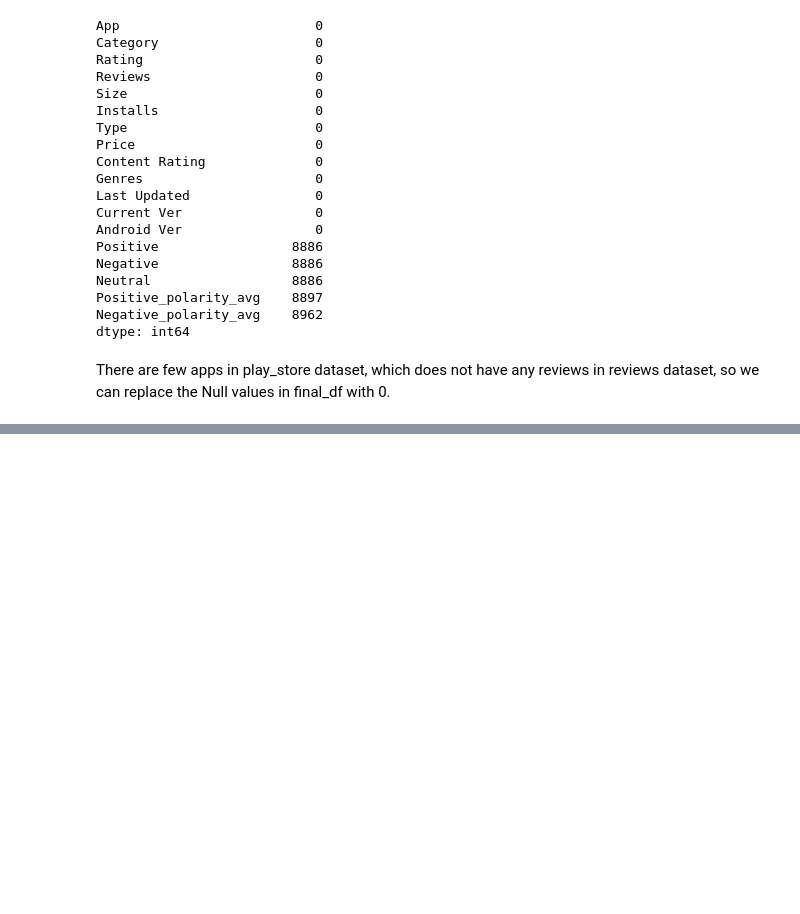
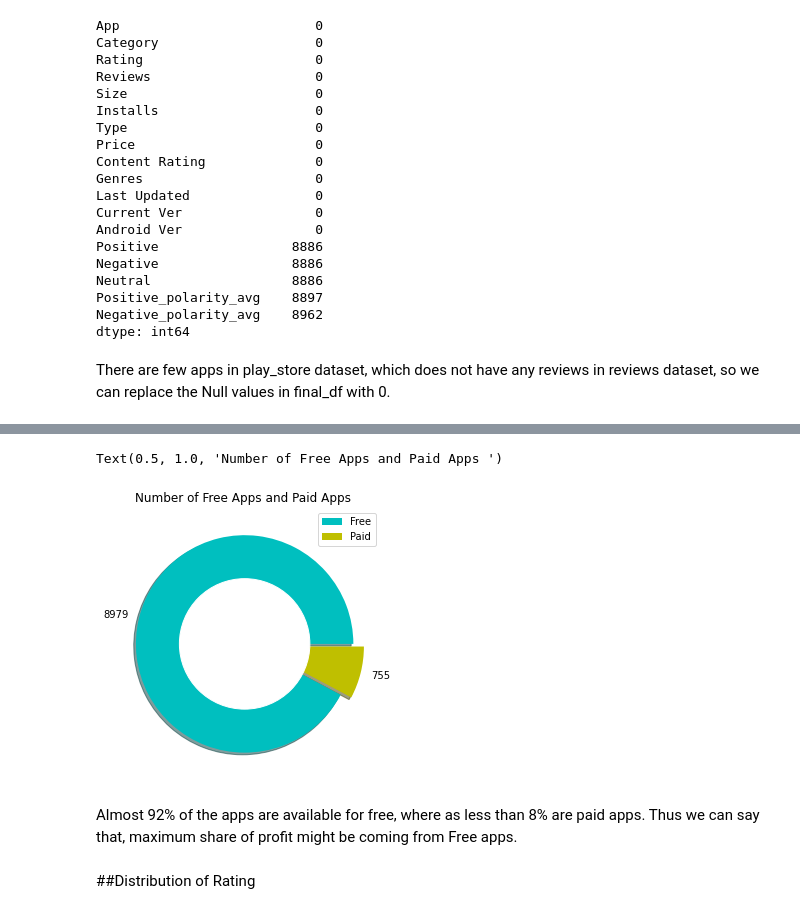
Before and after one commit to pranavdevi28/Play_Store_Data_Analysis, a Jupyter notebook: Play_Store_App_Review_Analysis_Capstone_Project.ipynb, the cells around one changed output, grey strips where cells are left out. Saved outputs shown, nothing was run; the diff lists cells and outputs as text; code cells hidden in the pictures; blank space fills up the shorter version.

```diff
--- a/Play_Store_App_Review_Analysis_Capstone_Project.ipynb
+++ b/Play_Store_App_Review_Analysis_Capstone_Project.ipynb
@@ -484,0 +546,17 @@ final_df.describe()
+# %%
+plt.figure(figsize=(5,5))
+plt.pie(x=type_count.values, data=type_count, labels=type_count.values, shadow = True ,colors=['c', 'y'], explode=[0, 0.1])
+
+circle = plt.Circle( (0,0), 0.6, color='white')
+p=plt.gcf()
+p.gca().add_artist(circle)
+plt.legend(['Free', 'Paid'])
+plt.title('Number of Free Apps and Paid Apps ')
+# %% [output]
+Text(0.5, 1.0, 'Number of Free Apps and Paid Apps ')
+[figure, added]
+# %% [markdown]
+Almost 92% of the apps are available for free, where as less than 8% are paid apps.
+Thus we can say that, maximum share of profit might be coming from Free apps.
+# %% [markdown]
+##Distribution of Rating
```
Also changed, not shown: parts of 57 cells of this notebook.
